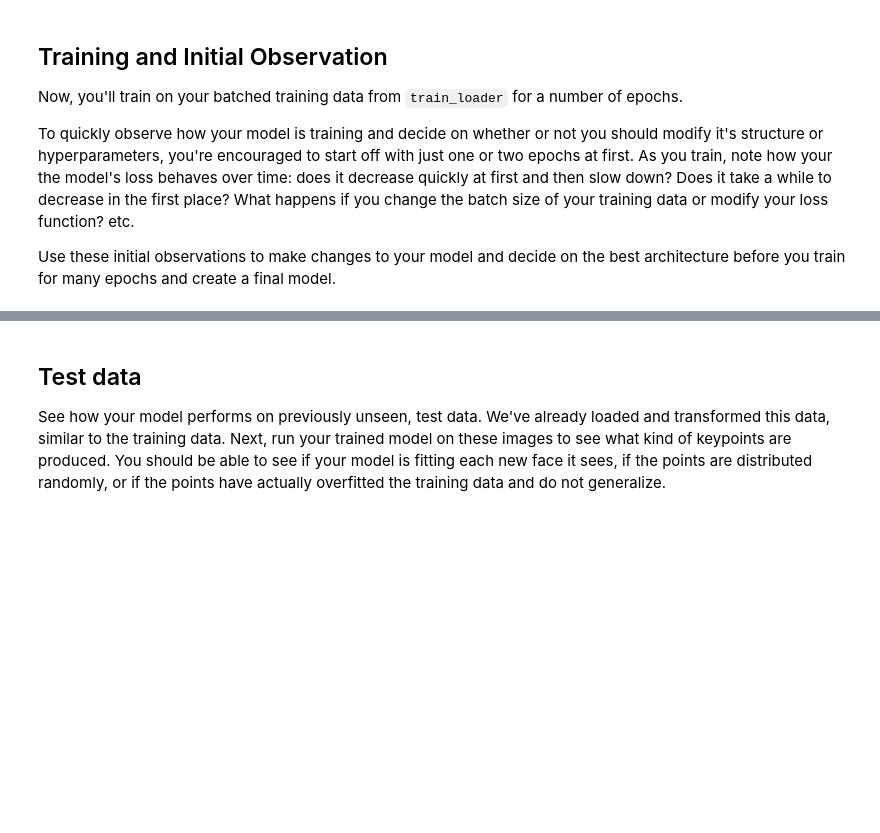
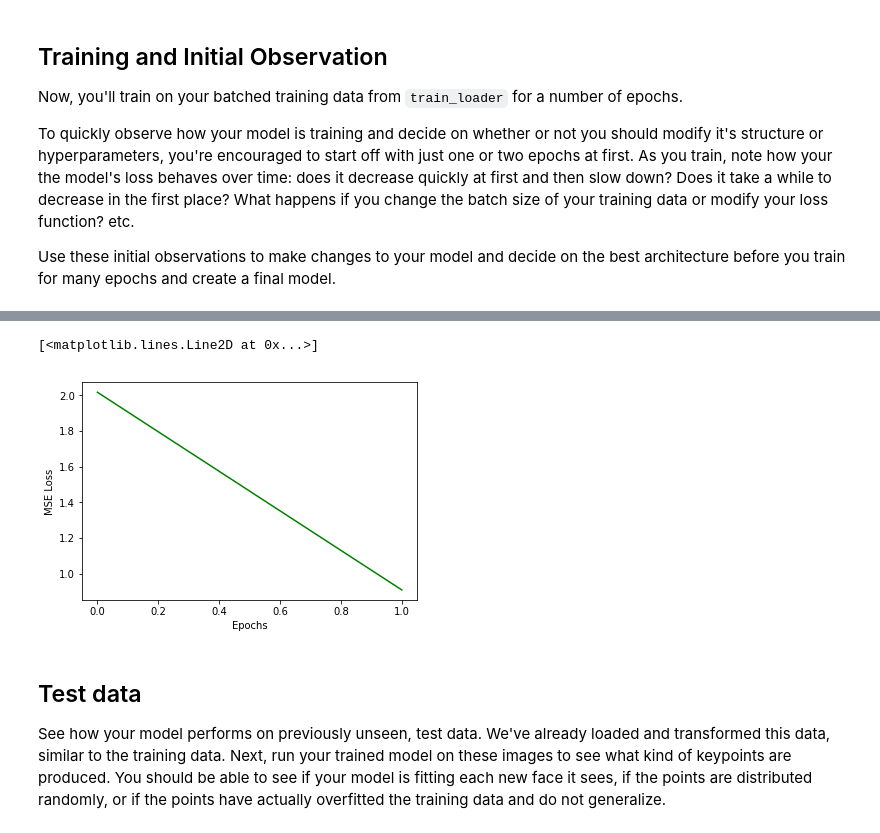
Before and after one commit to jeff-daniels/Udacity-CVND, a Jupyter notebook: Project 1: Facial Keypoint Detection/2. Define the Network Architecture.ipynb, the cells around one changed output, grey strips where cells are left out. Saved outputs shown, nothing was run; the diff lists cells and outputs as text; code cells hidden in the pictures; blank space fills up the shorter version.

```diff
--- a/Project 1: Facial Keypoint Detection/2. Define the Network Architecture.ipynb
+++ b/Project 1: Facial Keypoint Detection/2. Define the Network Architecture.ipynb
@@ -532,3 +508,10 @@ plt.plot(losses, "g-")
+# %%
+plt.xlabel("Epochs")
+plt.ylabel("MSE Loss")
+plt.plot(epoch_losses, "g-")
+# %% [output]
+[<matplotlib.lines.Line2D at 0x...>]
+[figure, added]
 # %% [markdown]
 ## Test data
 
```
Also changed, not shown: parts of 12 cells of this notebook, 1 other file.
